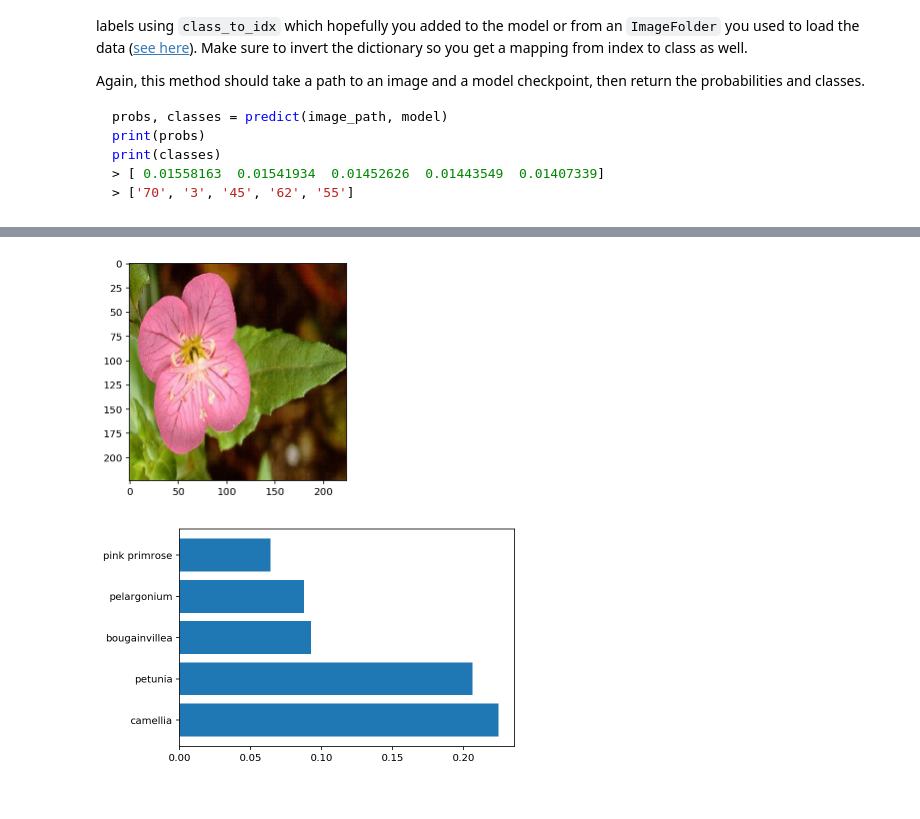
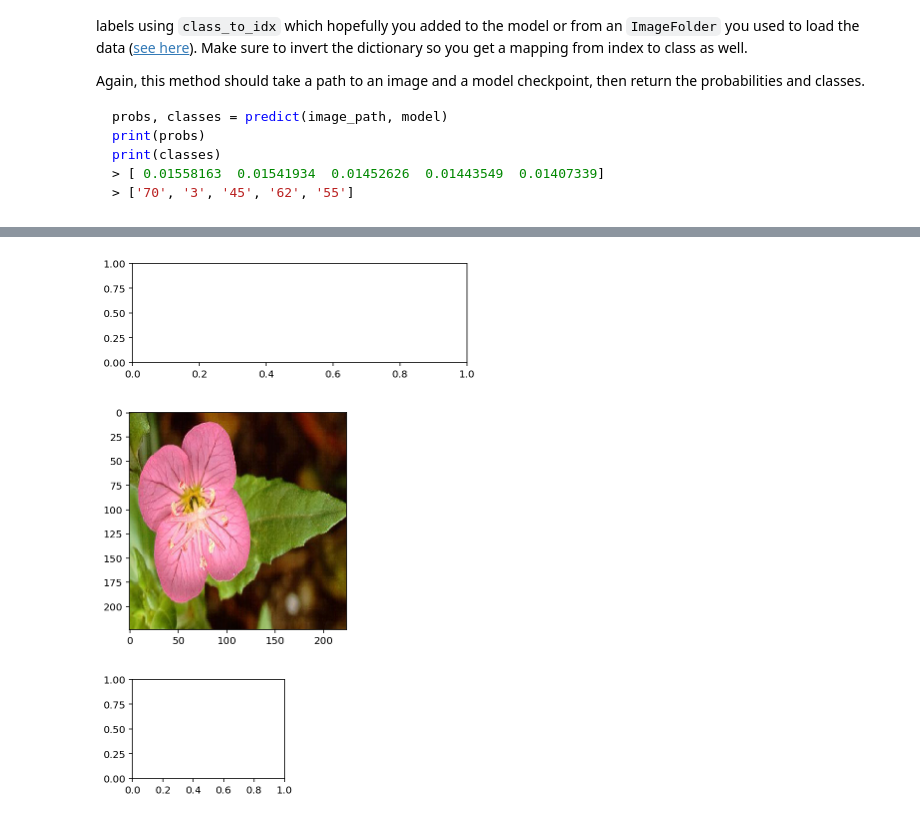
Before and after one commit to jim2236/Image_Classifier_Udacity, a Jupyter notebook: Image Classifier Project.ipynb, the cells around one changed output, grey strips where cells are left out. Saved outputs shown, nothing was run; the diff lists cells and outputs as text; code cells hidden in the pictures.

```diff
--- a/Image Classifier Project.ipynb
+++ b/Image Classifier Project.ipynb
@@ -439,19 +440,29 @@ for i in classes[0]:
     final_classes.append(cat_to_name[inv_classes[i]])
 # %%
 # TODO: Display an image along with the top 5 classes
+
+plt.rcParams['figure.figsize'] = [6,4]
+
+plt.subplot(2,1,1)
 
 filepath = '/home/workspace/aipnd-project/'
 image_path = filepath + 'flowers/test/1/'
 image = imshow((process_image(image_path + 'image_06760.jpg')))
 plt.show()
+
+# remove
+#probs = [[ 0.22444193,  0.20619611,  0.09272759,  0.08773484, 0.06407358]]
+# remove
 
 probs = [y for x in probs for y in x]
 
 y_pos = np.arange(len(probs))
 
 plt.barh(y=y_pos, width=probs, align='center')
 plt.yticks(y_pos, final_classes)
+plt.subplot(2,2,1)
 plt.show()
 # %% [output]
-[figure, old version]
+[figure, new version]
-[figure, old version]
+[figure, new version]
+[figure, added]
```
Also changed, not shown: parts of 1 cell of this notebook.
